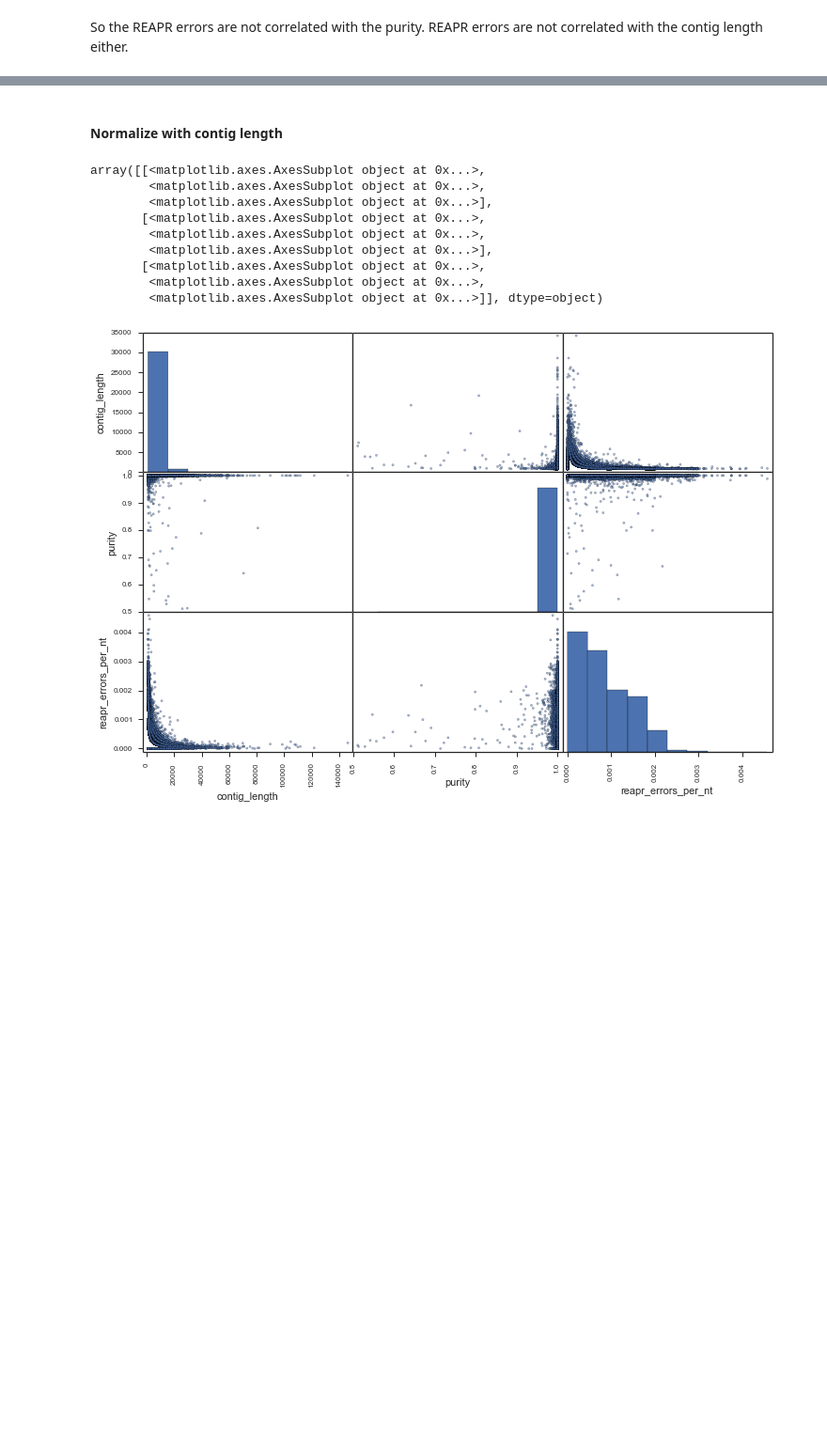
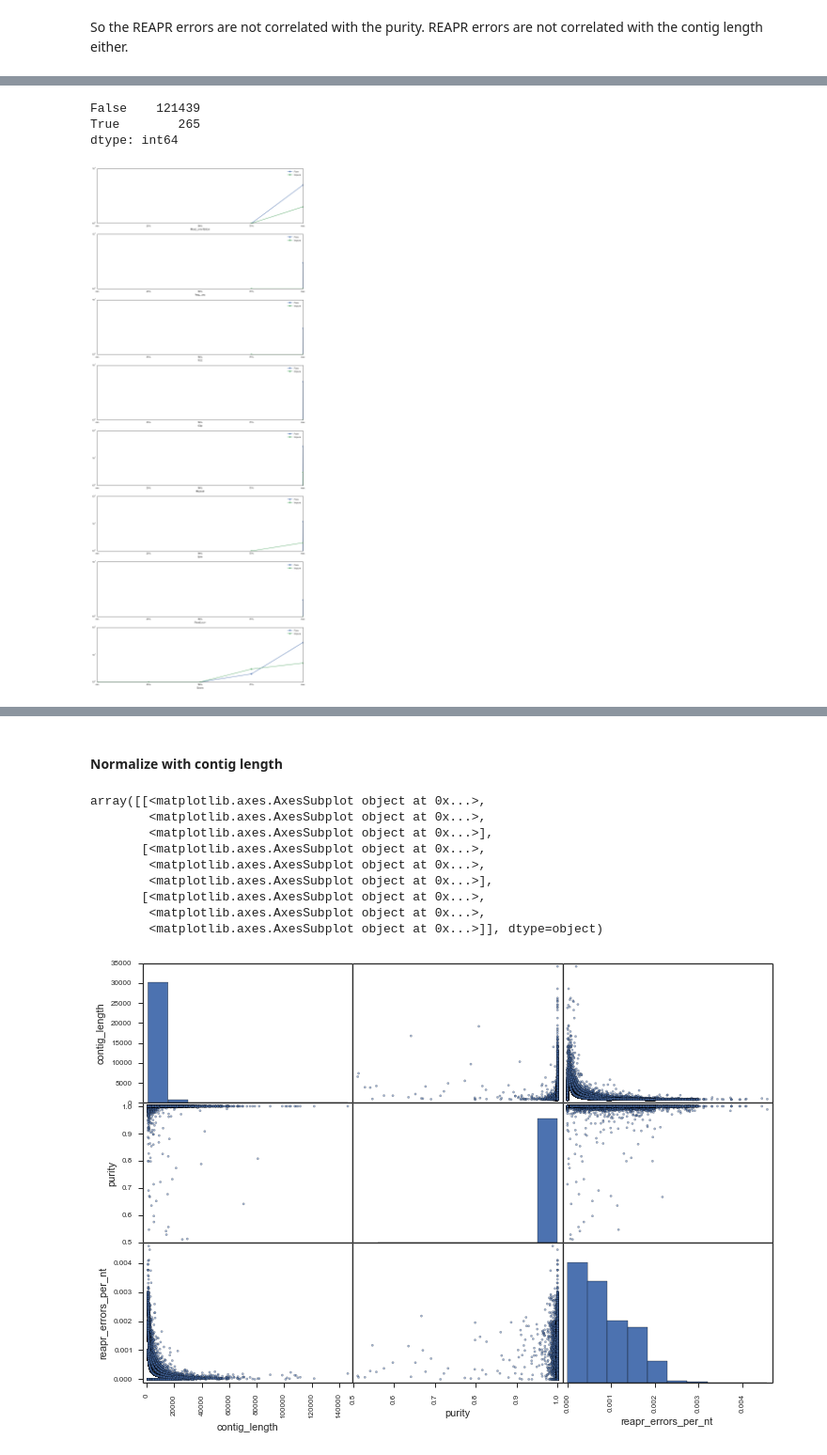
Before and after one commit to alneberg/masmvali-publication, a Jupyter notebook: notebooks/LIMS1884-filtered-pairs-assemblies-2.ipynb, the cells around one changed output, grey strips where cells are left out. Shown at 94% size. Saved outputs shown, nothing was run; the diff lists cells and outputs as text; code cells hidden in the pictures; blank space fills up the shorter version.

Commit message:
Further explored REAPR errors, without success, too many False Positives

```diff
--- a/notebooks/LIMS1884-filtered-pairs-assemblies-2.ipynb
+++ b/notebooks/LIMS1884-filtered-pairs-assemblies-2.ipynb
@@ -417,0 +471,4 @@ So the REAPR errors are not correlated with the purity. REAPR errors are not cor
+# %%
+read_length = 100
+gff_df_no_link_end = gff_df[((gff_df['type'] != 'Link') |
+         ((gff_df['start_pos'] > 3*read_length) & (gff_df['end_pos'] < gff_df['length'] - 3*read_length)))]
@@ -417,0 +498,8 @@ So the REAPR errors are not correlated with the purity. REAPR errors are not cor
+# %%
+# Recreate the summary stats table out of the filtered gff file
+creapr_from_gff_d = {}
+for contig, contig_df in gff_df_no_link_end.groupby('contig'):
+    creapr_from_gff_d[contig] = contig_df['type'].value_counts()
+creapr_from_gff = pd.DataFrame.from_dict(creapr_from_gff_d, orient='index')
+creapr_from_gff = creapr_from_gff.fillna(0)
+creapr_from_gff['Errors'] = creapr_from_gff.sum(axis=1)
@@ -417,0 +520,33 @@ So the REAPR errors are not correlated with the purity. REAPR errors are not cor
+# %%
+mpl.rcParams['figure.figsize'] = 16, 40
+fig, ax = plt.subplots(8)
+pure = (rns31purdf['max_aln_purity'] < 0.95)
+print pure.value_counts()
+creapr_copy = creapr_from_gff.copy()
+creapr_copy['pure'] = pure7
+for i, column in enumerate(creapr_from_gff.columns):
+    max_v = creapr_copy[column].max()
+    if max_v > 0:
+        ax_c.set_yscale('log')
+        #ax_c.set_ylim(0, max_v)
+        pass
+    else:
+        continue
+    ax_c = ax[i]
+    column_df = creapr_copy[[column, 'pure']]
+    for purity, group_df in creapr_copy.groupby('pure'):
+        describe_df = group_df.describe()
+        label = "Impure" if purity else "Pure"
+        #describe_df.ix['min':, column].plot('x-', ax=ax_c, label=label)
+        plot_df = describe_df.ix['min':, column]
+        ax_c.plot(range(0,len(plot_df.values)), plot_df.values, 'o-', label=label)
+    ax_c.set_xticks(range(0, len(plot_df.values)))
+    ax_c.set_xticklabels(plot_df.index)
+    ax_c.set_yscale('log')
+    ax_c.legend()
+    ax_c.set_xlabel("{0}".format(column))
+# %% [output]
+False    121439
+True        265
+dtype: int64
+[figure, added]
```
Also changed, not shown: parts of 34 cells of this notebook.
